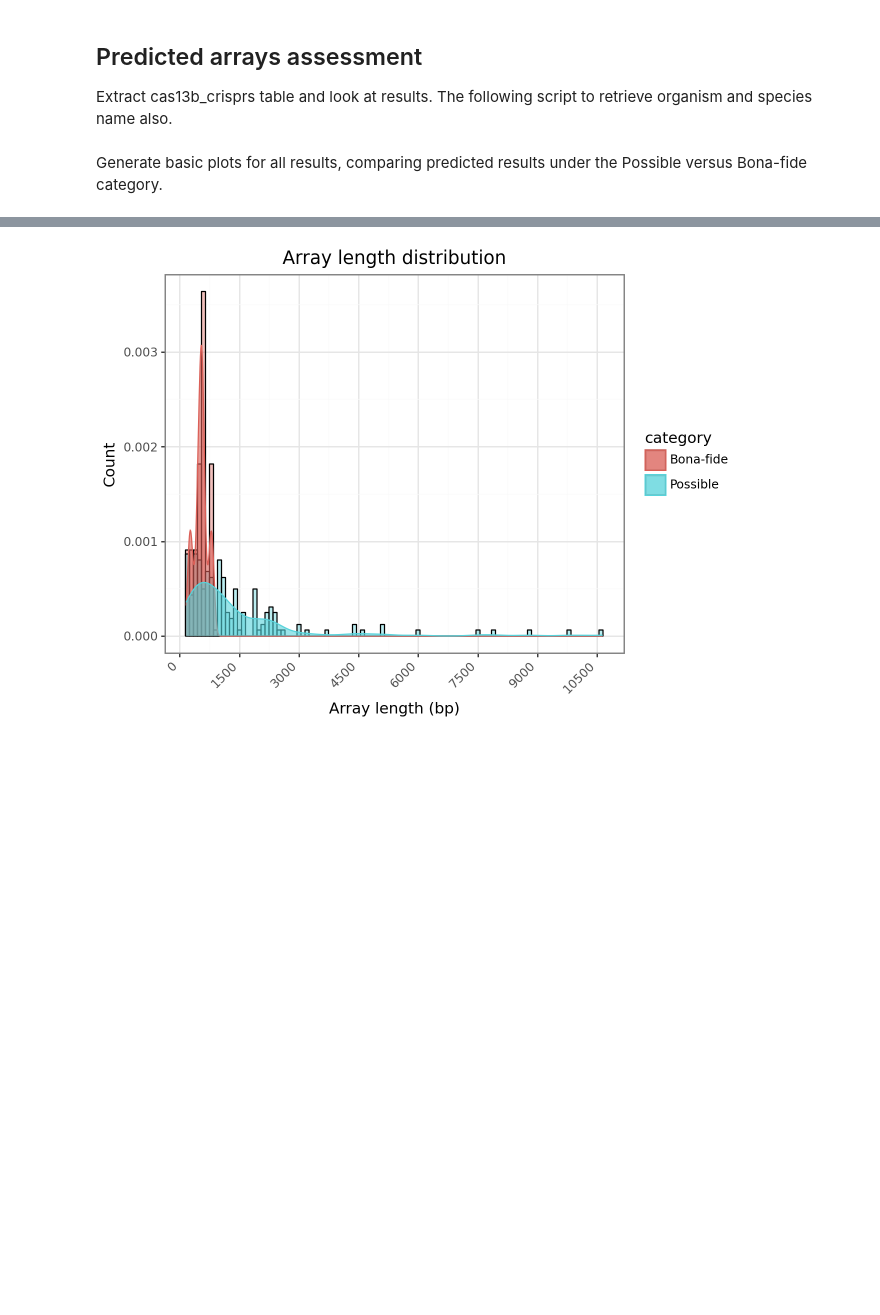
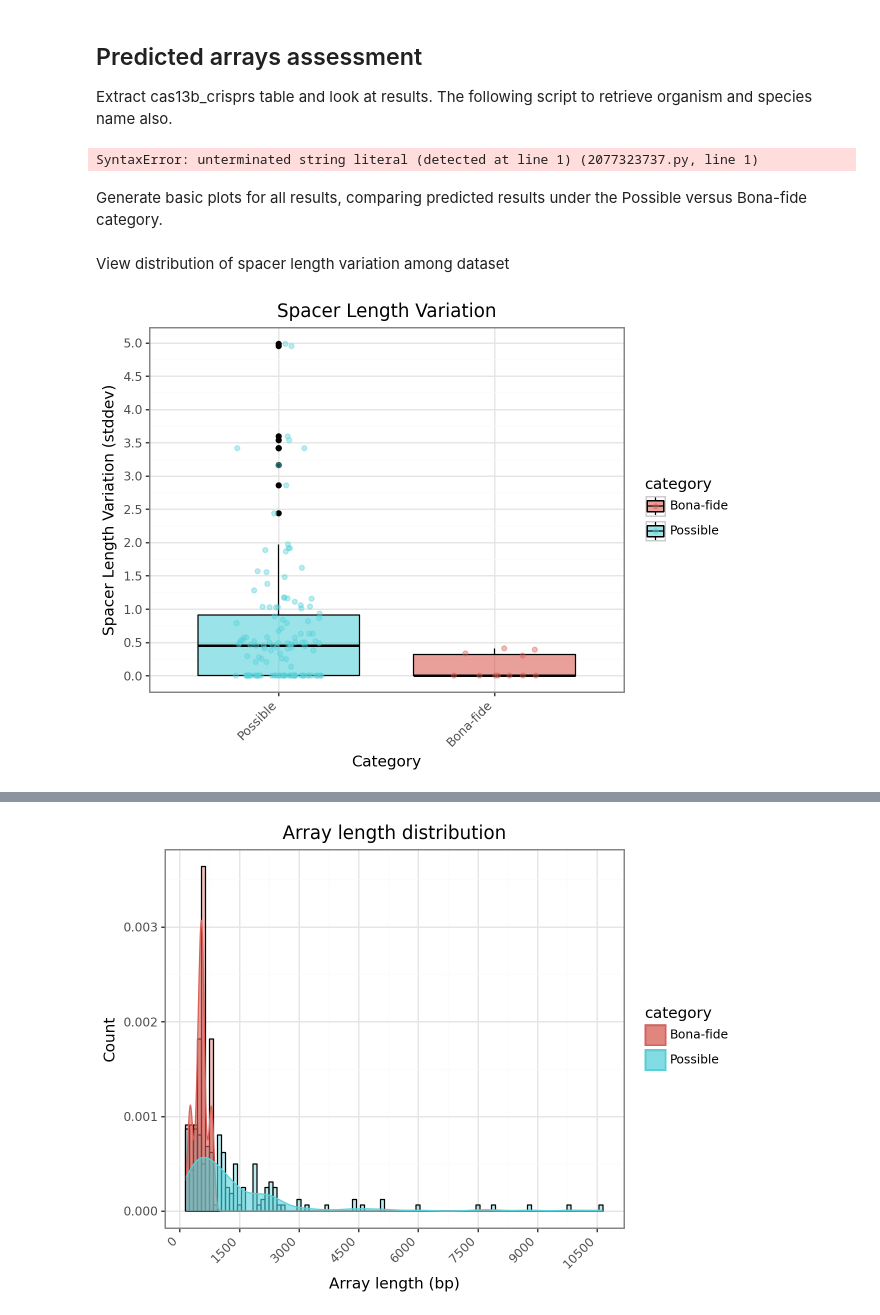
Before and after one commit to rjibengtsson/spacer_analysis, a Jupyter notebook: prelim/premlinary_analysis.ipynb, the cells around one changed output, grey strips where cells are left out. Drawn from its saved outputs; the diff is of its cells as text; code cells hidden in the pictures; blank space fills up the shorter version.

```diff
--- a/prelim/premlinary_analysis.ipynb
+++ b/prelim/premlinary_analysis.ipynb
@@ -278,4 +278,6 @@ psql -U rjbengtsson -d cas13_bacterial_db -c "\COPY (
   SELECT c.*, n.organism, n.speciesname
   FROM cas13b_crisprs AS c
   JOIN ncbi_assembly AS n ON c.biosampleaccn = n.biosampleaccn
-) TO 'preliminary_crisprs.csv' CSV HEADER"
+) TO 'prelim/analysis/preliminary_crisprs.csv' CSV HEADER"
+# %% [output]
+SyntaxError: unterminated string literal (detected at line 1) (2077323737.py, line 1)
@@ -303 +313,23 @@ df_sub = df[df['category'] != 'Alternative']
+# %% [markdown]
+View distribution of spacer length variation among dataset
+# %%
+p_box = (
+    ggplot(df_sub, aes(x='category', y='spacer_len_var', fill='category')) +
+    geom_boxplot(alpha=0.6, color="black") +
+    geom_jitter(aes(color='category'), alpha=0.4, width=0.2) +
+    scale_x_discrete(limits=df_sub['category'].unique()) +
+    scale_y_continuous(breaks=np.arange(0, df_sub['spacer_len_var'].max() + 0.5, 0.5)) +
+    theme_bw() +
+    labs(
+        title='Spacer Length Variation',
+        x='Category',
+        y='Spacer Length Variation (stddev)'
+    ) +
+    theme(axis_text_x=element_text(rotation=45, hjust=1))
+)
+
+# Display the plots
+display(p_box)
+# %% [output]
+[figure, added]
 # %%
```
Also changed, not shown: parts of 17 cells of this notebook, 6 other files.
